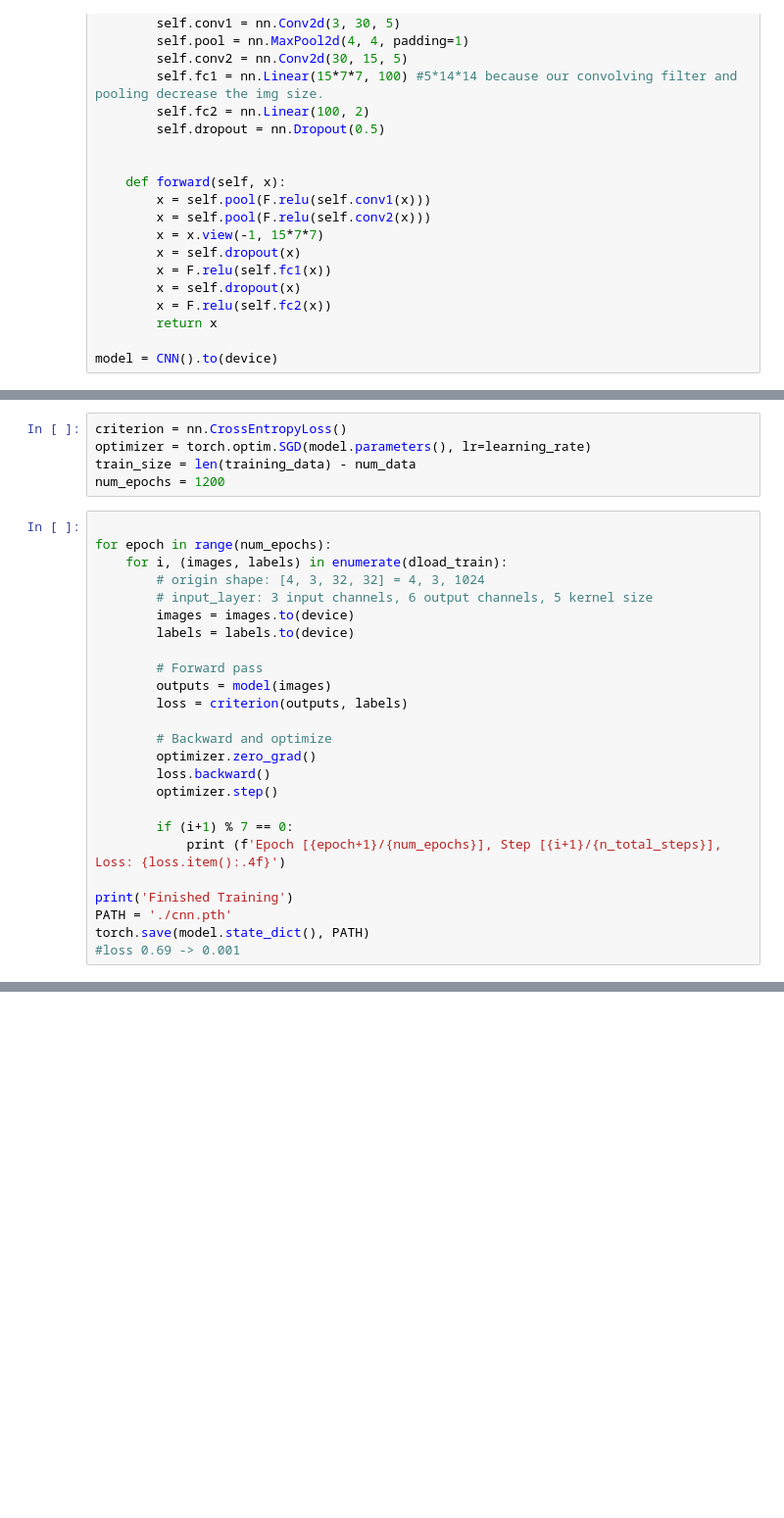
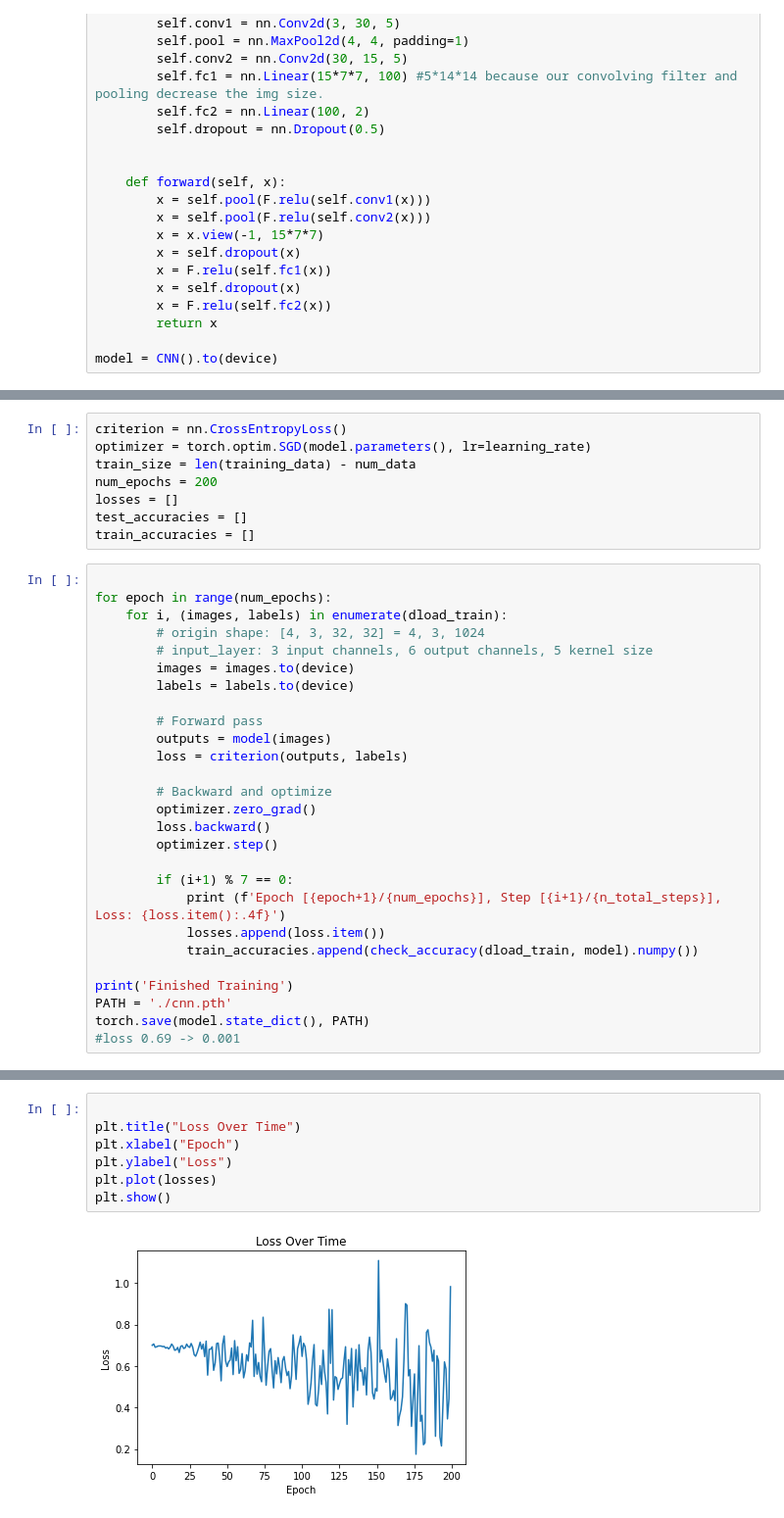
Before and after one commit to JusticeTomlinson/CNN_Big_Cats, a Jupyter notebook: Big_Cats_Model.ipynb, the cells around one changed output, grey strips where cells are left out. Shown: that part at 98% size. Cells and saved outputs as stored; diff of their text form; blank space fills up the shorter version.

```diff
--- a/Big_Cats_Model.ipynb
+++ b/Big_Cats_Model.ipynb
@@ -148,7 +167,10 @@ model = CNN().to(device)
 criterion = nn.CrossEntropyLoss()
 optimizer = torch.optim.SGD(model.parameters(), lr=learning_rate)
 train_size = len(training_data) - num_data
-num_epochs = 1200
+num_epochs = 200
+losses = []
+test_accuracies = []
+train_accuracies = []
 # %%
 
 for epoch in range(num_epochs):
@@ -169,6 +191,8 @@ for epoch in range(num_epochs):
 
         if (i+1) % 7 == 0:
             print (f'Epoch [{epoch+1}/{num_epochs}], Step [{i+1}/{n_total_steps}], Loss: {loss.item():.4f}')
+            losses.append(loss.item())
+            train_accuracies.append(check_accuracy(dload_train, model).numpy())
 
 print('Finished Training')
 PATH = './cnn.pth'
@@ -213,0 +225,9 @@ def check_accuracy(loader, model):
+# %%
+
+plt.title("Loss Over Time")
+plt.xlabel("Epoch")
+plt.ylabel("Loss")
+plt.plot(losses)
+plt.show()
+# %% [output]
+[figure, added]
```
Also changed, not shown: parts of 8 cells of this notebook.
